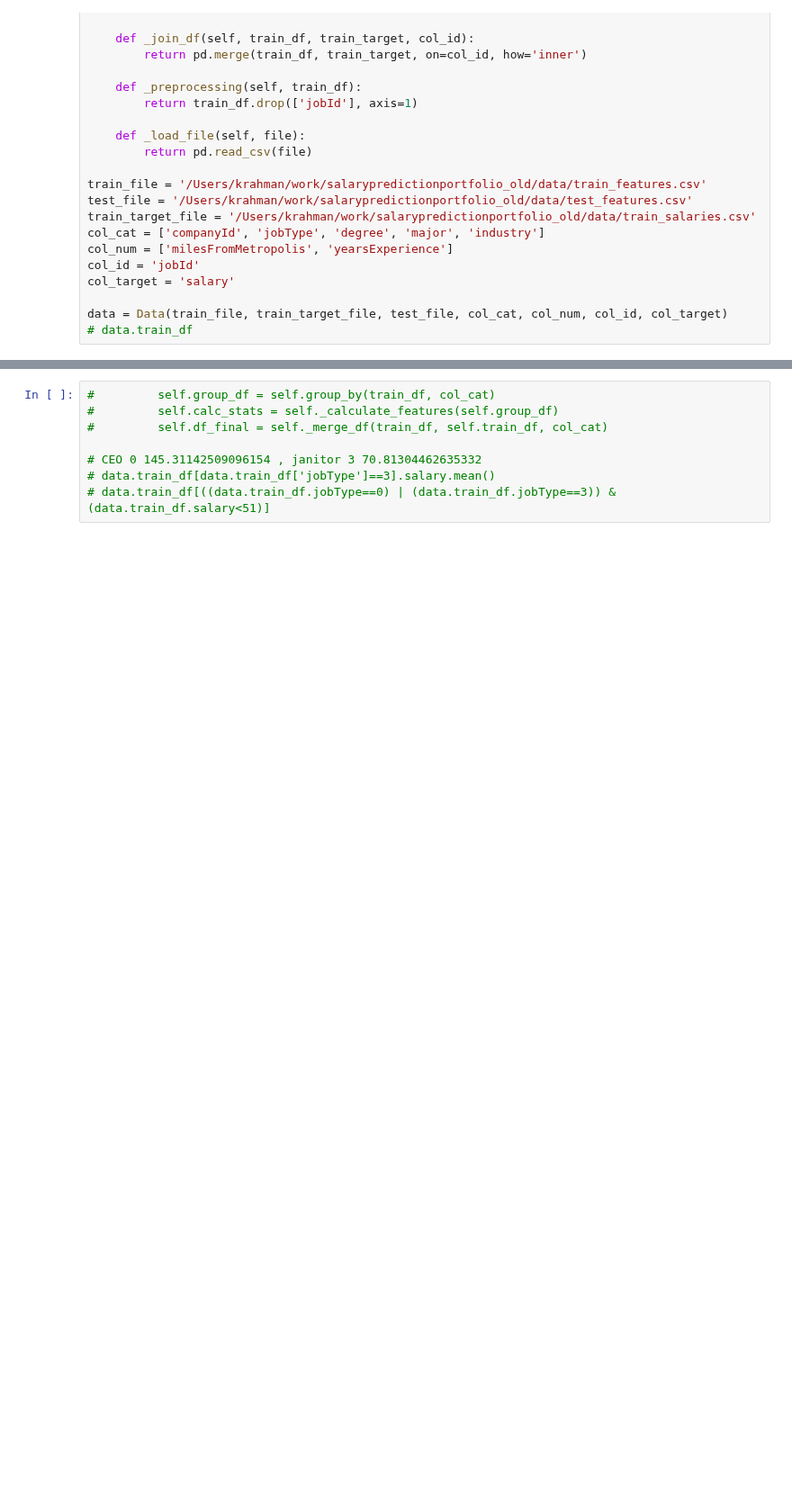
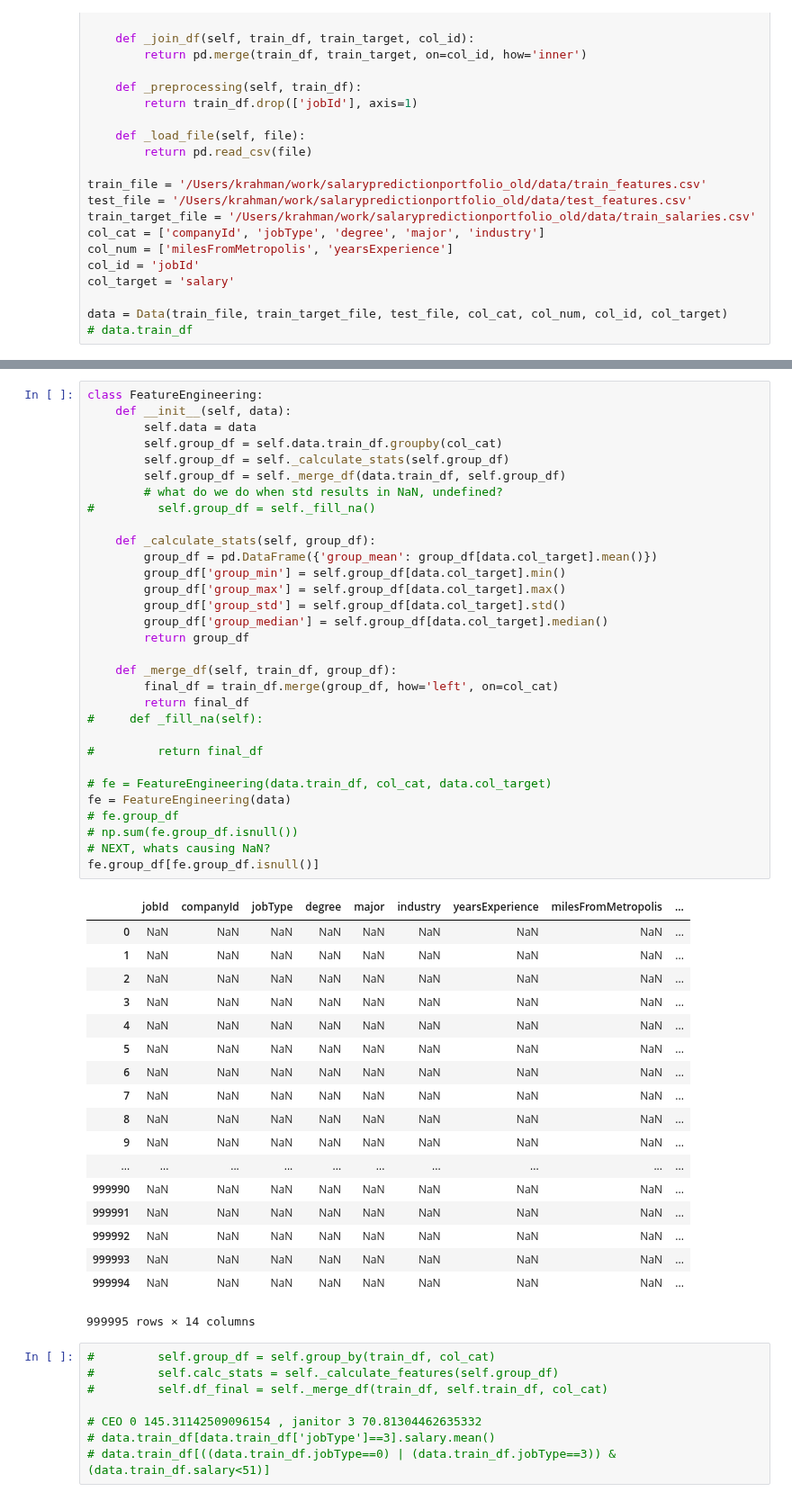
Before and after one commit to kirahman2/salarypredictionportfolio, a Jupyter notebook: Salary Prediction Notebook.ipynb, the cells around one changed output, grey strips where cells are left out. Shown at 90% size. Saved outputs shown, nothing was run; the diff lists cells and outputs as text; blank space fills up the shorter version.

Commit message:
Adding group_by method.

```diff
--- a/Salary Prediction Notebook.ipynb
+++ b/Salary Prediction Notebook.ipynb
@@ -148,3 +101,53 @@ AttributeError: 'FeatureEngineering' object has no attribute 'cat_cols'
+# %%
+class FeatureEngineering:
+    def __init__(self, data):
+        self.data = data
+        self.group_df = self.data.train_df.groupby(col_cat)
+        self.group_df = self._calculate_stats(self.group_df)
+        self.group_df = self._merge_df(data.train_df, self.group_df)
+        # what do we do when std results in NaN, undefined?
+#         self.group_df = self._fill_na()
+
+    def _calculate_stats(self, group_df):
+        group_df = pd.DataFrame({'group_mean': group_df[data.col_target].mean()})
+        group_df['group_min'] = self.group_df[data.col_target].min()
+        group_df['group_max'] = self.group_df[data.col_target].max()
+        group_df['group_std'] = self.group_df[data.col_target].std()
+        group_df['group_median'] = self.group_df[data.col_target].median()
+        return group_df
+
+    def _merge_df(self, train_df, group_df):
+        final_df = train_df.merge(group_df, how='left', on=col_cat)
+        return final_df
+#     def _fill_na(self):
+
+#         return final_df
+
+# fe = FeatureEngineering(data.train_df, col_cat, data.col_target)
+fe = FeatureEngineering(data)
+# fe.group_df
+# np.sum(fe.group_df.isnull())
+# NEXT, whats causing NaN?
+fe.group_df[fe.group_df.isnull()]
+# %% [output]
+|  | jobId | companyId | jobType | degree | major | industry | yearsExperience | milesFromMetropolis | ... |
+| 0 | NaN | NaN | NaN | NaN | NaN | NaN | NaN | NaN | ... |
+| 1 | NaN | NaN | NaN | NaN | NaN | NaN | NaN | NaN | ... |
+| 2 | NaN | NaN | NaN | NaN | NaN | NaN | NaN | NaN | ... |
+| 3 | NaN | NaN | NaN | NaN | NaN | NaN | NaN | NaN | ... |
+| 4 | NaN | NaN | NaN | NaN | NaN | NaN | NaN | NaN | ... |
+| 5 | NaN | NaN | NaN | NaN | NaN | NaN | NaN | NaN | ... |
+| 6 | NaN | NaN | NaN | NaN | NaN | NaN | NaN | NaN | ... |
+| 7 | NaN | NaN | NaN | NaN | NaN | NaN | NaN | NaN | ... |
+| 8 | NaN | NaN | NaN | NaN | NaN | NaN | NaN | NaN | ... |
+| 9 | NaN | NaN | NaN | NaN | NaN | NaN | NaN | NaN | ... |
+| ... | ... | ... | ... | ... | ... | ... | ... | ... | ... |
+| 999990 | NaN | NaN | NaN | NaN | NaN | NaN | NaN | NaN | ... |
+| 999991 | NaN | NaN | NaN | NaN | NaN | NaN | NaN | NaN | ... |
+| 999992 | NaN | NaN | NaN | NaN | NaN | NaN | NaN | NaN | ... |
+| 999993 | NaN | NaN | NaN | NaN | NaN | NaN | NaN | NaN | ... |
+| 999994 | NaN | NaN | NaN | NaN | NaN | NaN | NaN | NaN | ... |
+999995 rows × 14 columns
 # %%
 #         self.group_df = self.group_by(train_df, col_cat)
 #         self.calc_stats = self._calculate_features(self.group_df)
```
Also changed, not shown: parts of 2 cells of this notebook.
